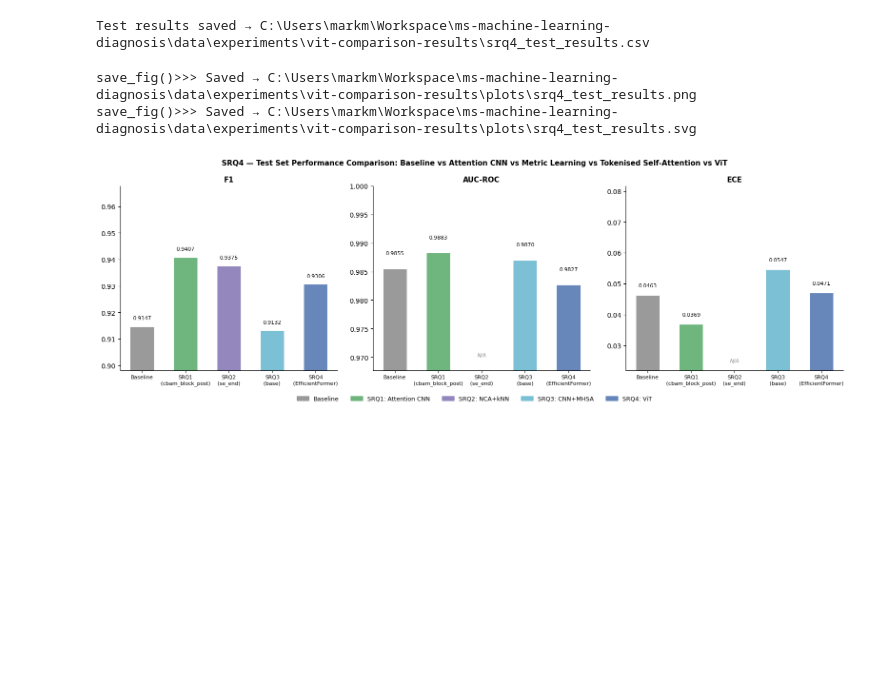
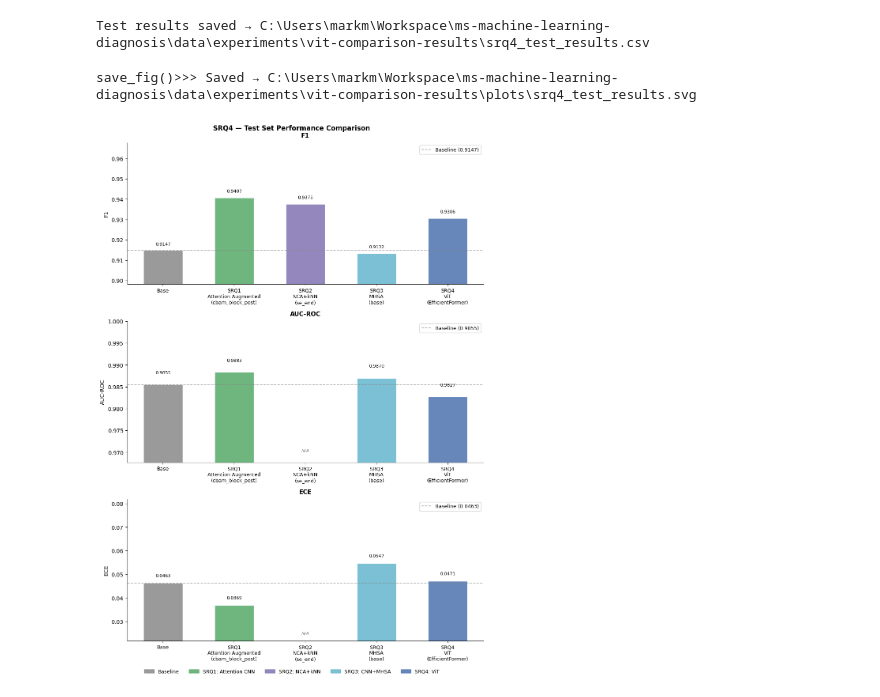
Before and after one commit to Mark-McNaught/ms-machine-learning-diagnosis, a Jupyter notebook: src/experiments/vit-comparison-final.ipynb, the cells around one changed output. Drawn from its saved outputs; the diff is of its cells as text; code cells hidden in the pictures; blank space fills up the shorter version.

Commit message:
Plotting changes and updated requirements file

```diff
--- a/src/experiments/vit-comparison-final.ipynb
+++ b/src/experiments/vit-comparison-final.ipynb
@@ -644,31 +644,37 @@ if not df_test.empty:
         else:
             colours.append(SRQ_COLOURS[3])
 
-    fig, axes = plt.subplots(1, 3, figsize=(16, 5))
-    fig.suptitle(
-        "SRQ4 — Test Set Performance Comparison: Baseline vs Attention CNN vs Metric Learning vs "
-        "Tokenised Self-Attention vs ViT",
-        fontsize=11, fontweight="bold"
-    )
     labels = df_test["Model"].tolist()
     x      = np.arange(len(labels))
     w      = 0.55
     short_labels = [
-        l.replace("Baseline (ResNet18)", "Baseline")
-         .replace("Best SRQ1 ", "SRQ1\n")
-         .replace("Best SRQ2 NCA+kNN ", "SRQ2\n")
-         .replace("Best SRQ3 CNN-MHSA ", "SRQ3\n")
-         .replace("EfficientFormer (SRQ4)", "SRQ4\n(EfficientFormer)")
+        l.replace("Baseline (ResNet18)", "Base")
+         .replace("Best SRQ1 ", "SRQ1\nAttention Augmented\n")
+         .replace("Best SRQ2 NCA+kNN ", "SRQ2\nNCA+kNN\n")
+         .replace("Best SRQ3 CNN-MHSA ", "SRQ3\nMHSA\n")
+         .replace("EfficientFormer (SRQ4)", "SRQ4\nViT\n(EfficientFormer)")
         for l in labels
     ]
 
+    baseline_vals = {
+        "Test F1":  float(df_test.loc[df_test["Model"] == "Baseline (ResNet18)", "Test F1"].values[0]),
+        "AUC-ROC":  float(df_test.loc[df_test["Model"] == "Baseline (ResNet18)", "AUC-ROC"].values[0]),
+        "ECE":      float(df_test.loc[df_test["Model"] == "Baseline (ResNet18)", "ECE"].values[0]),
+    }
+
     metrics = [
-        ("Test F1",  "F1",        axes[0]),
-        ("AUC-ROC",  "AUC-ROC",        axes[1]),
-        ("ECE",      "ECE", axes[2]),
+        ("Test F1",  "F1"),
+        ("AUC-ROC",  "AUC-ROC"),
+        ("ECE",      "ECE"),
     ]
 
-    for col, title, ax in metrics:
+    fig, axes = plt.subplots(3, 1, figsize=(10, 14))
+    fig.suptitle(
+        "SRQ4 — Test Set Performance Comparison",
+        fontsize=12, fontweight="bold"
+    )
+
+    for (col, title), ax in zip(metrics, axes):
         vals  = df_test[col].values.astype(float)
         valid = vals[~np.isnan(vals)]
 
@@ -680,40 +686,44 @@ if not df_test.empty:
 
         ax.bar(x, vals, width=w, color=colours, alpha=0.85,
                edgecolor="white", linewidth=0.8)
+        bv = baseline_vals[col]
+        ax.axhline(bv, color="#888888", linestyle="--",
+                   linewidth=1.2, alpha=0.7, label=f"Baseline ({bv:.4f})")
         ax.set_xticks(x)
-        ax.set_xticklabels(short_labels, rotation=0, ha="center", fontsize=8)
-        ax.set_title(title, fontsize=11, fontweight="bold")
+        ax.set_xticklabels(short_labels, rotation=0, ha="center", fontsize=9)
+        ax.set_title(title, fontsize=11, fontweight="bold", pad=10)
+        ax.set_ylabel(title, fontsize=10)
+        ax.legend(fontsize=9)
         ax.spines[["top", "right"]].set_visible(False)
 
         rng = valid.max() - valid.min()
         pad = max(rng * 0.3, 0.015)
         ax.set_ylim(max(0, valid.min() - pad), min(1.0, valid.max() + pad * 1.8))
         y_bottom = ax.get_ylim()[0]
 
         for xi, v in zip(x, vals):
             if np.isnan(v):
                 ax.text(xi, y_bottom + pad * 0.15, "N/A", ha="center", va="bottom",
                         fontsize=8, color="#888888", fontstyle="italic")
             else:
                 ax.text(xi, v + pad * 0.15, f"{v:.4f}", ha="center", va="bottom",
                         fontsize=8)
 
     legend_entries = [
         ("Baseline",            "#888888"),
         ("SRQ1: Attention CNN", SRQ_COLOURS[0]),
         ("SRQ2: NCA+kNN",       SRQ_COLOURS[1]),
         ("SRQ3: CNN+MHSA",      SRQ_COLOURS[2]),
         ("SRQ4: ViT",           SRQ_COLOURS[3]),
     ]
     handles = [plt.Rectangle((0,0),1,1, color=c, alpha=0.85, label=l)
                for l, c in legend_entries]
     fig.legend(handles=handles, loc="lower center", ncol=5, fontsize=9,
-               bbox_to_anchor=(0.5, -0.06), frameon=False)
+               bbox_to_anchor=(0.5, -0.02), frameon=False)
 
     plt.tight_layout()
-    utils.save_fig(fig, PLOTS_DIR, "srq4_test_results")
+    utils.save_fig(fig, PLOTS_DIR, "srq4_test_results", formats=("svg",))
     plt.show()
 # %% [output]
-save_fig()>>> Saved → C:\Users\markm\Workspace\ms-machine-learning-diagnosis\data\experiments\vit-comparison-results\plots\srq4_test_results.png
 save_fig()>>> Saved → C:\Users\markm\Workspace\ms-machine-learning-diagnosis\data\experiments\vit-comparison-results\plots\srq4_test_results.svg
-[figure, old version]
+[figure, new version]
```
Also changed, not shown: 4 other files.
